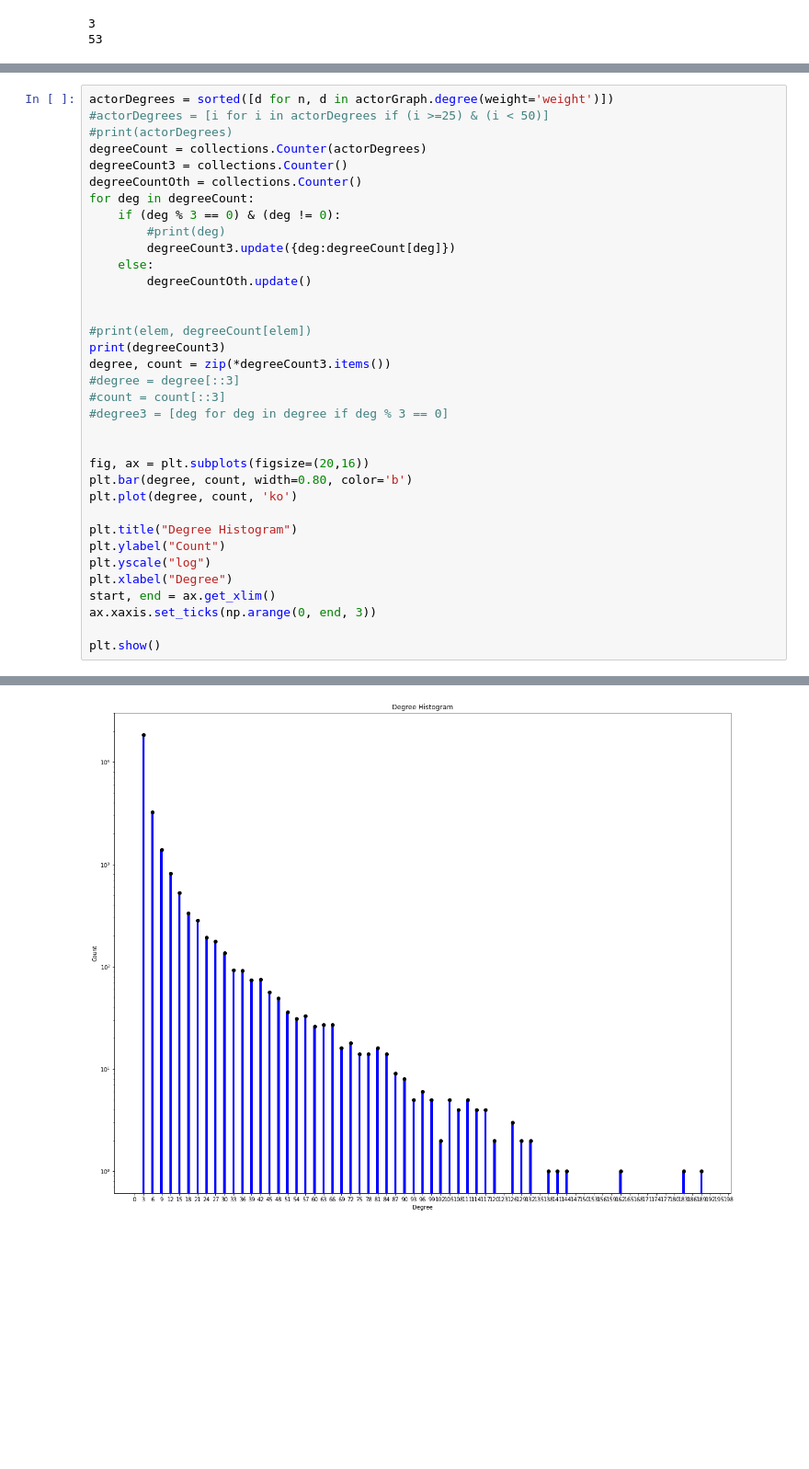
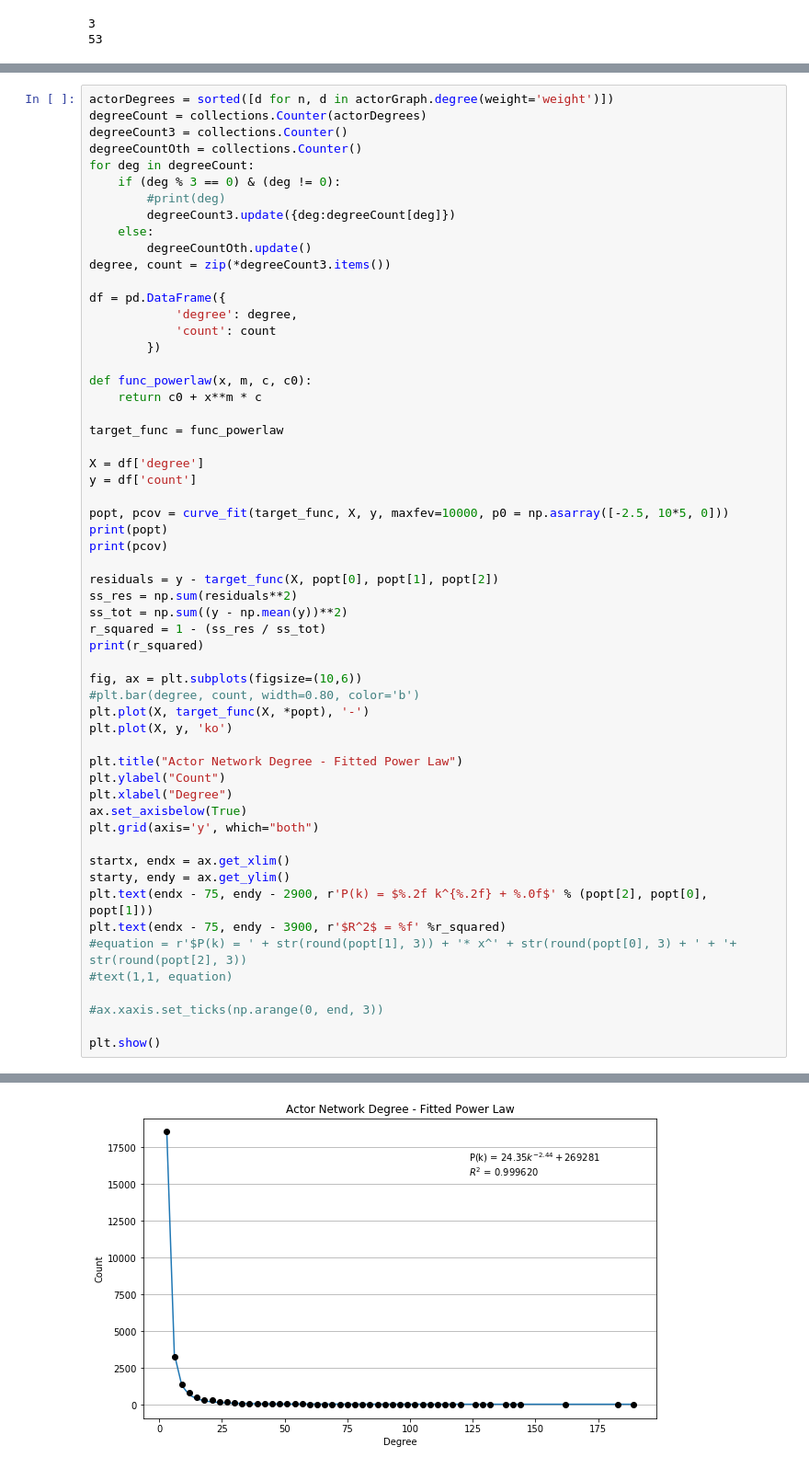
Before and after one commit to mbillig/CoStarNetwork, a Jupyter notebook: ActorNetwork-Bipartite.ipynb, the cells around one changed output, grey strips where cells are left out. Shown at 92% size. Cells and saved outputs as stored; diff of their text form; blank space fills up the shorter version.

```diff
--- a/ActorNetwork-Bipartite.ipynb
+++ b/ActorNetwork-Bipartite.ipynb
@@ -215,7 +286,5 @@ plt.show()
 # %%
 actorDegrees = sorted([d for n, d in actorGraph.degree(weight='weight')])
-#actorDegrees = [i for i in actorDegrees if (i >=25) & (i < 50)]
-#print(actorDegrees)
 degreeCount = collections.Counter(actorDegrees)
 degreeCount3 = collections.Counter()
 degreeCountOth = collections.Counter()
@@ -225,26 +294,50 @@ for deg in degreeCount:
         degreeCount3.update({deg:degreeCount[deg]})
     else:
         degreeCountOth.update()
+degree, count = zip(*degreeCount3.items())
 
+df = pd.DataFrame({
+            'degree': degree,
+            'count': count
+        })
 
-#print(elem, degreeCount[elem])
-print(degreeCount3)
-degree, count = zip(*degreeCount3.items())
-#degree = degree[::3]
-#count = count[::3]
-#degree3 = [deg for deg in degree if deg % 3 == 0]
+def func_powerlaw(x, m, c, c0):
+    return c0 + x**m * c
 
+target_func = func_powerlaw
 
-fig, ax = plt.subplots(figsize=(20,16))
-plt.bar(degree, count, width=0.80, color='b')
-plt.plot(degree, count, 'ko')
+X = df['degree']
+y = df['count']
 
-plt.title("Degree Histogram")
+popt, pcov = curve_fit(target_func, X, y, maxfev=10000, p0 = np.asarray([-2.5, 10*5, 0]))
+print(popt)
+print(pcov)
+
+residuals = y - target_func(X, popt[0], popt[1], popt[2])
+ss_res = np.sum(residuals**2)
+ss_tot = np.sum((y - np.mean(y))**2)
+r_squared = 1 - (ss_res / ss_tot)
+print(r_squared)
+
+fig, ax = plt.subplots(figsize=(10,6))
+#plt.bar(degree, count, width=0.80, color='b')
+plt.plot(X, target_func(X, *popt), '-')
+plt.plot(X, y, 'ko')
+
+plt.title("Actor Network Degree - Fitted Power Law")
 plt.ylabel("Count")
-plt.yscale("log")
 plt.xlabel("Degree")
-start, end = ax.get_xlim()
-ax.xaxis.set_ticks(np.arange(0, end, 3))
+ax.set_axisbelow(True)
+plt.grid(axis='y', which="both")
+
+startx, endx = ax.get_xlim()
+starty, endy = ax.get_ylim()
+plt.text(endx - 75, endy - 2900, r'P(k) = $%.2f k^{%.2f} + %.0f$' % (popt[2], popt[0], popt[1]))
+plt.text(endx - 75, endy - 3900, r'$R^2$ = %f' %r_squared)
+#equation = r'$P(k) = ' + str(round(popt[1], 3)) + '* x^' + str(round(popt[0], 3) + ' + '+ str(round(popt[2], 3))
+#text(1,1, equation)
+
+#ax.xaxis.set_ticks(np.arange(0, end, 3))
 
 plt.show()
 # %% [output]
@@ -252 +349 @@ Counter({3: 18552, 6: 3251, 9: 1394, 12: 820, 15: 527, 18: 334, 21: 282, 24: 192
-[figure, old version]
+[figure, new version]
```
Also changed, not shown: parts of 20 cells of this notebook, 1 other file.
